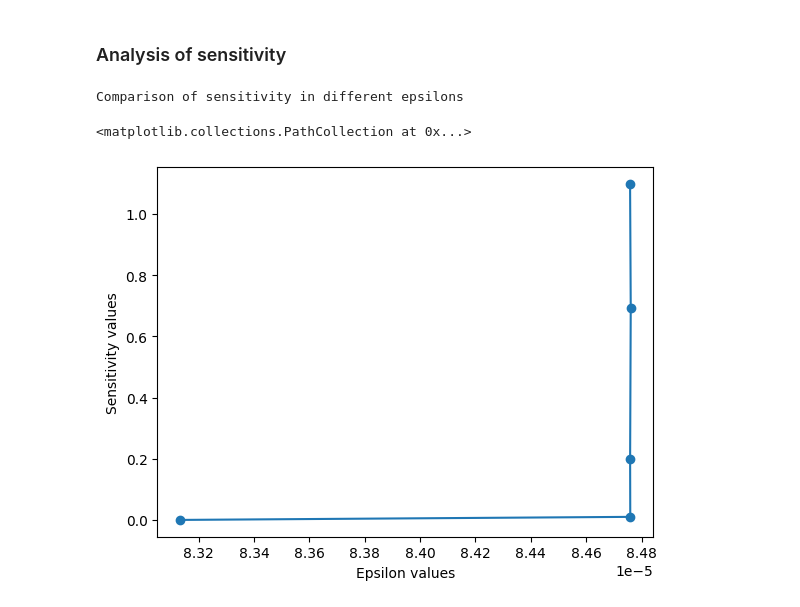
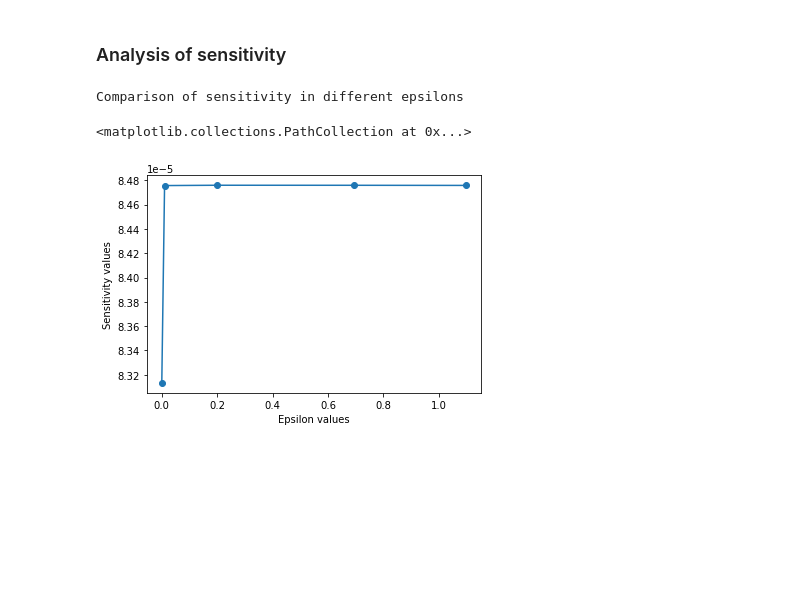
Before and after one commit to patii01/SP-Project, a Jupyter notebook: Assignment 2/SP_Assignment2.ipynb, the cells around one changed output. Drawn from its saved outputs; the diff is of its cells as text; code cells hidden in the pictures; blank space fills up the shorter version.

```diff
--- a/Assignment 2/SP_Assignment2.ipynb
+++ b/Assignment 2/SP_Assignment2.ipynb
@@ -368,20 +365,20 @@ Total mean: 42.935973022103276
 # %%
 
 epsilon_values = [0, 0.01, 0.2, np.log(2), np.log(3)]
 
 plt.figure()
 
 print("Comparison of sensitivity in different epsilons")
 
-x = [s_age, s_age_001, s_age_02, s_age_l2, s_age_l3]
+y = [s_age, s_age_001, s_age_02, s_age_l2, s_age_l3]
 plt.xlabel("Epsilon values")
 plt.ylabel("Sensitivity values")
-plt.plot(x, epsilon_values)
-plt.scatter(x, epsilon_values)
+plt.plot(epsilon_values, y)
+plt.scatter(epsilon_values, y)
 # %% [output]
 Comparison of sensitivity in different epsilons
 <matplotlib.collections.PathCollection at 0x...>
-[figure, old version]
+[figure, new version]
 # %%
 def bar(data):
     plt.figure()
```
Also changed, not shown: parts of 9 cells of this notebook, 25 other files.
